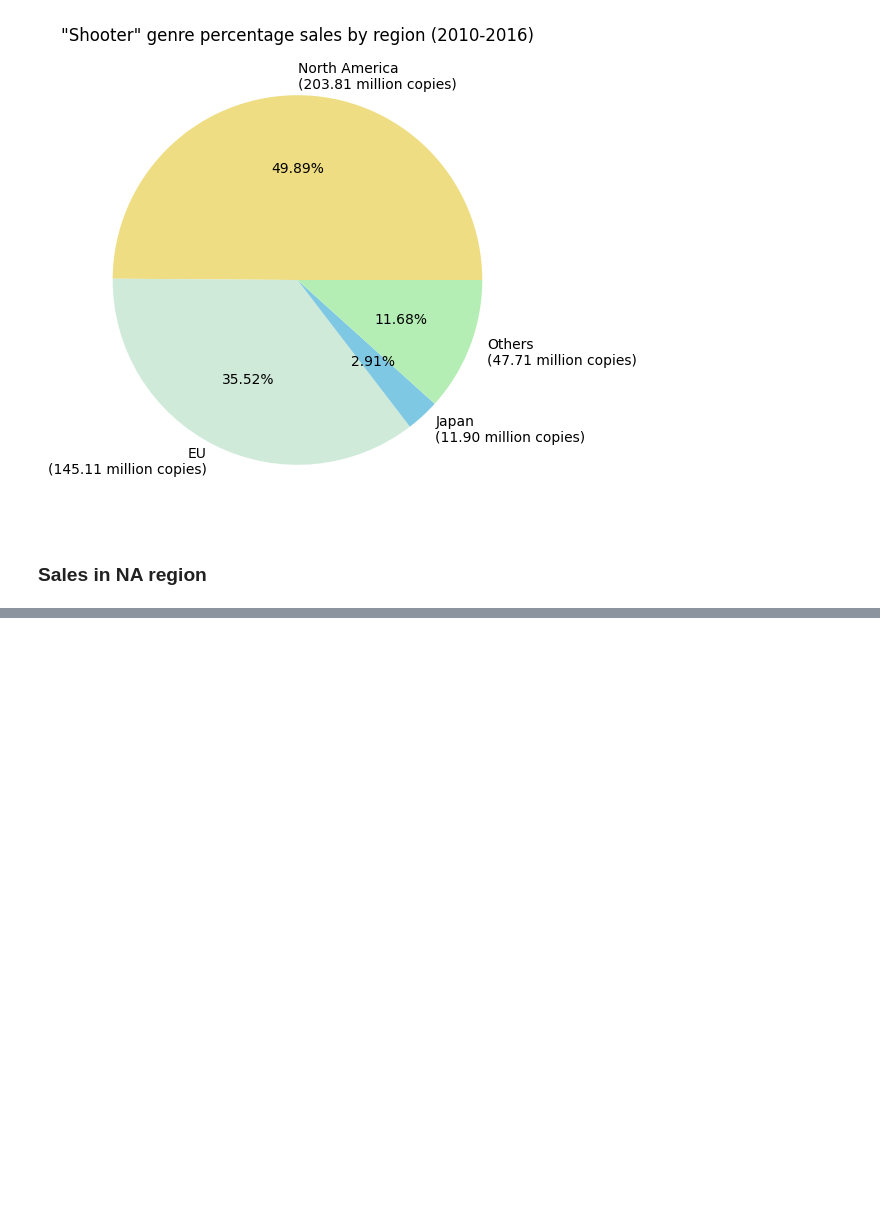
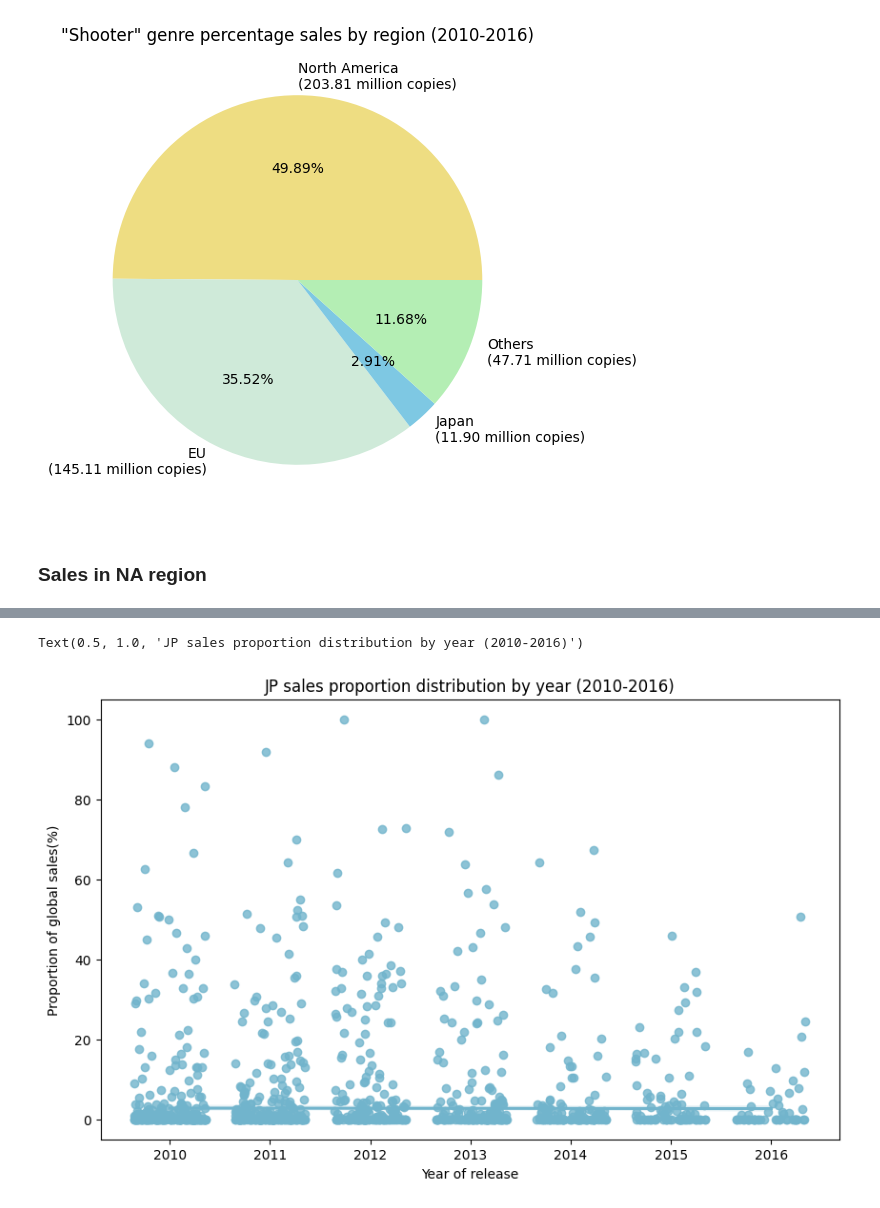
Before and after one commit to hansstanley/YongTauFoo, a Jupyter notebook: notebooks/sales_rush_kirubi.ipynb, the cells around one changed output, grey strips where cells are left out. Cells and saved outputs as stored; diff of their text form; code cells hidden in the pictures; blank space fills up the shorter version.

```diff
--- a/notebooks/sales_rush_kirubi.ipynb
+++ b/notebooks/sales_rush_kirubi.ipynb
@@ -216,0 +301,5 @@ plt.show()
+# %%
+data_sales_prop_by_year_jp = data_sales_prop_by_year[['Year_of_Release', 'JP_Sales_Prop', 'Global_Sales']]
+data_sales_prop_by_year_jp = data_sales_prop_by_year_jp.sort_values(by='Global_Sales', ascending=False)
+data_sales_prop_by_year_jp = data_sales_prop_by_year_jp.iloc[:1000]
+data_sales_prop_by_year_jp
@@ -216,0 +320,9 @@ plt.show()
+# %%
+fig, ax = plt.subplots(figsize=figure_size)
+sns.regplot(x='Year_of_Release', y='JP_Sales_Prop', data=data_sales_prop_by_year_jp,
+           robust=True, x_jitter=0.36, ax=ax, color='#71b4cc')
+ax.set(xlabel='Year of release', ylabel='Proportion of global sales(%)')
+ax.set_title(f'JP sales proportion distribution by year ({year_range})')
+# %% [output]
+Text(0.5, 1.0, 'JP sales proportion distribution by year (2010-2016)')
+[figure, added]
```
Also changed, not shown: parts of 10 cells of this notebook, 3 other files.
